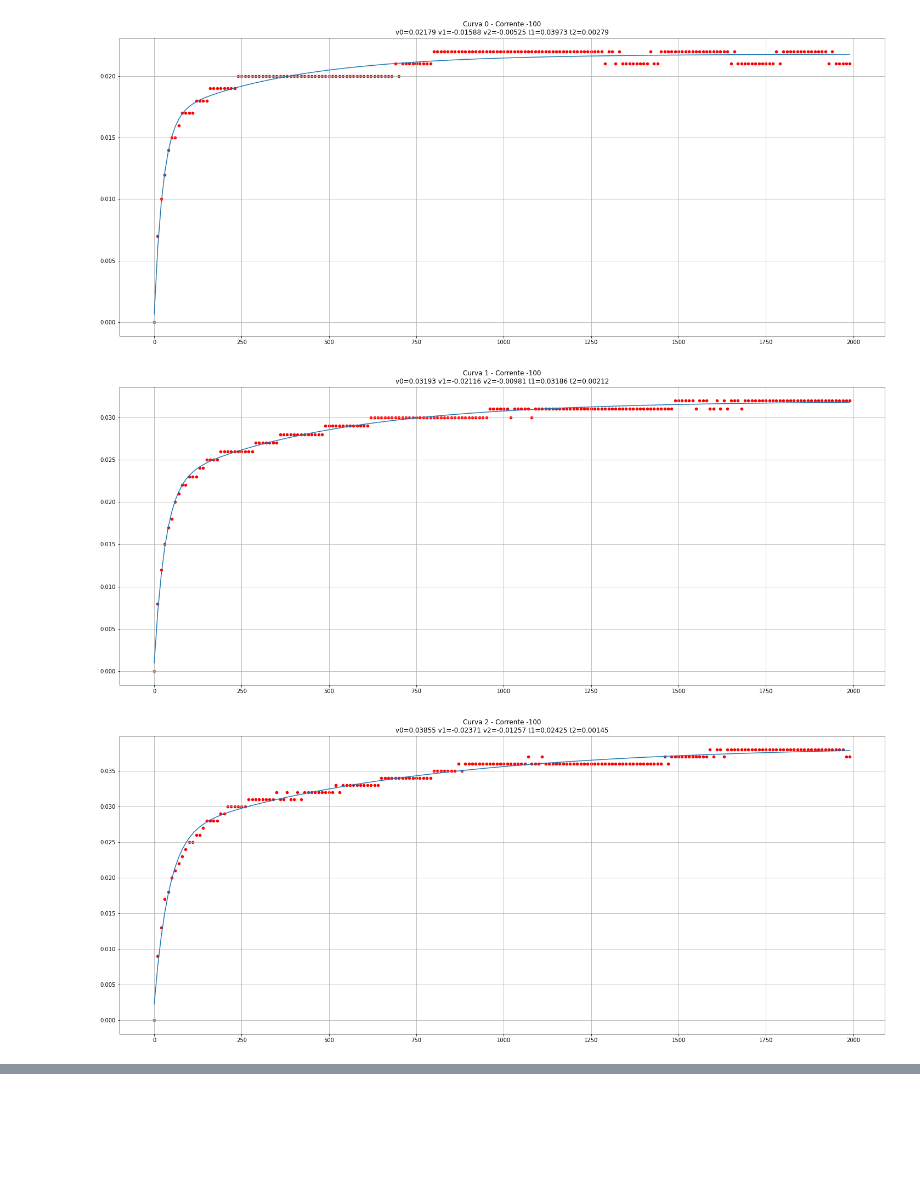
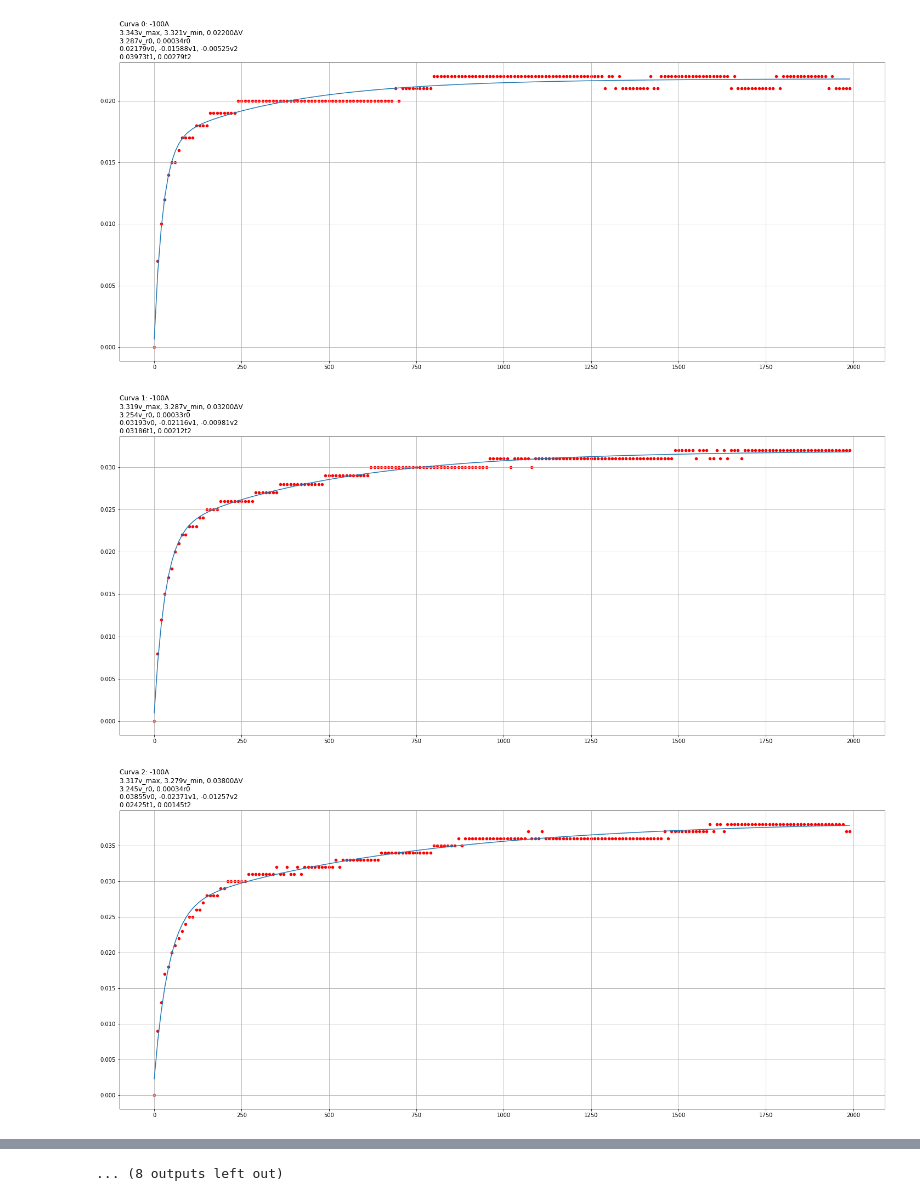
Before and after one commit to CaioMizerkowski/controle_avancado, a Jupyter notebook: TE979/extraindo_coeficientes.ipynb, the cells around one changed output, grey strips where cells are left out. Drawn from its saved outputs; the diff is of its cells as text; code cells hidden in the pictures; blank space fills up the shorter version.

```diff
--- a/TE979/extraindo_coeficientes.ipynb
+++ b/TE979/extraindo_coeficientes.ipynb
@@ -31,30 +41,44 @@ def modelo_2rc(t, v0, v1, v2, t1, t2):
 def get_t_v(p1, df):
     p1, p2 = p1, p1+200
     corrente = df['Corrente [A]'][p1-1]
+    v_zp1 = df['Tensão [V]'][p1-1]
+
     df_teste = df[p1:p2][['Tempo [s]', 'Tensão [V]']].clone()
     df_teste = df_teste.select([ps.col('Tempo [s]').alias('t'), ps.col('Tensão [V]').alias('v')])
+
+    vmin = df_teste['v'].min()
+    vmax = df_teste['v'].max()
+
     df_teste['t'] = df_teste['t']-df_teste['t'][0]
     df_teste['v'] = df_teste['v']-df_teste['v'][0]
+
     t = df_teste['t'].to_numpy()
     v = df_teste['v'].to_numpy()
-    return t, v, corrente
+    return t, v, corrente, vmin, vmax, v_zp1
 # %%
 p0 = np.array([ 3.31893375e+00, -2.11580237e-02, -9.80514235e-03,  3.18578442e-02, 2.12246228e-03])+np.random.normal(0, 0.001, 5)
 
-for i, (p1, p2) in enumerate(points):
-    t, v, corrente = get_t_v(p1, df_c100)
+for i, p1 in enumerate(points):
+    t, v, corrente, vmin, vmax, v_r0 = get_t_v(p1, df_c100)
     sigma = np.array([0]*t.size)
     vals, cov = sp.optimize.curve_fit(f=modelo_2rc, xdata=t, ydata=v, p0=p0)
     p0 = vals+np.random.normal(0, 0.001, 5)
 
     plt.figure(figsize=(25, 10))
-    plt.title(f'Curva {i} - Corrente {corrente:.0f}\nv0={vals[0]:.5f} v1={vals[1]:.5f} v2={vals[2]:.5f} t1={vals[3]:.5f} t2={vals[4]:.5f}')
+    plt.title(
+f'''Curva {i}: {corrente:.0f}A
+{vmax}v_max, {vmin}v_min, {vmax-vmin:.5f}ΔV
+{v_r0}v_r0, {-(vmin-v_r0)/corrente:.5f}r0
+{vals[0]:.5f}v0, {vals[1]:.5f}v1, {vals[2]:.5f}v2
+{vals[3]:.5f}t1, {vals[4]:.5f}t2''',
+    loc='left')
+
     sns.scatterplot(y=v, x=t, color='red')
     sns.lineplot(y=modelo_2rc(t, *vals), x=t)
     plt.grid()
     plt.show()
     plt.close()
 # %% [output]
-[figure, old version]
+[figure, new version]
-[figure, old version]
+[figure, new version]
-[figure, old version]
+[figure, new version]
@@ -67,0 +94 @@ for i, (p1, p2) in enumerate(points):
+... (8 outputs left out)
```
Also changed, not shown: parts of 2 cells of this notebook.
